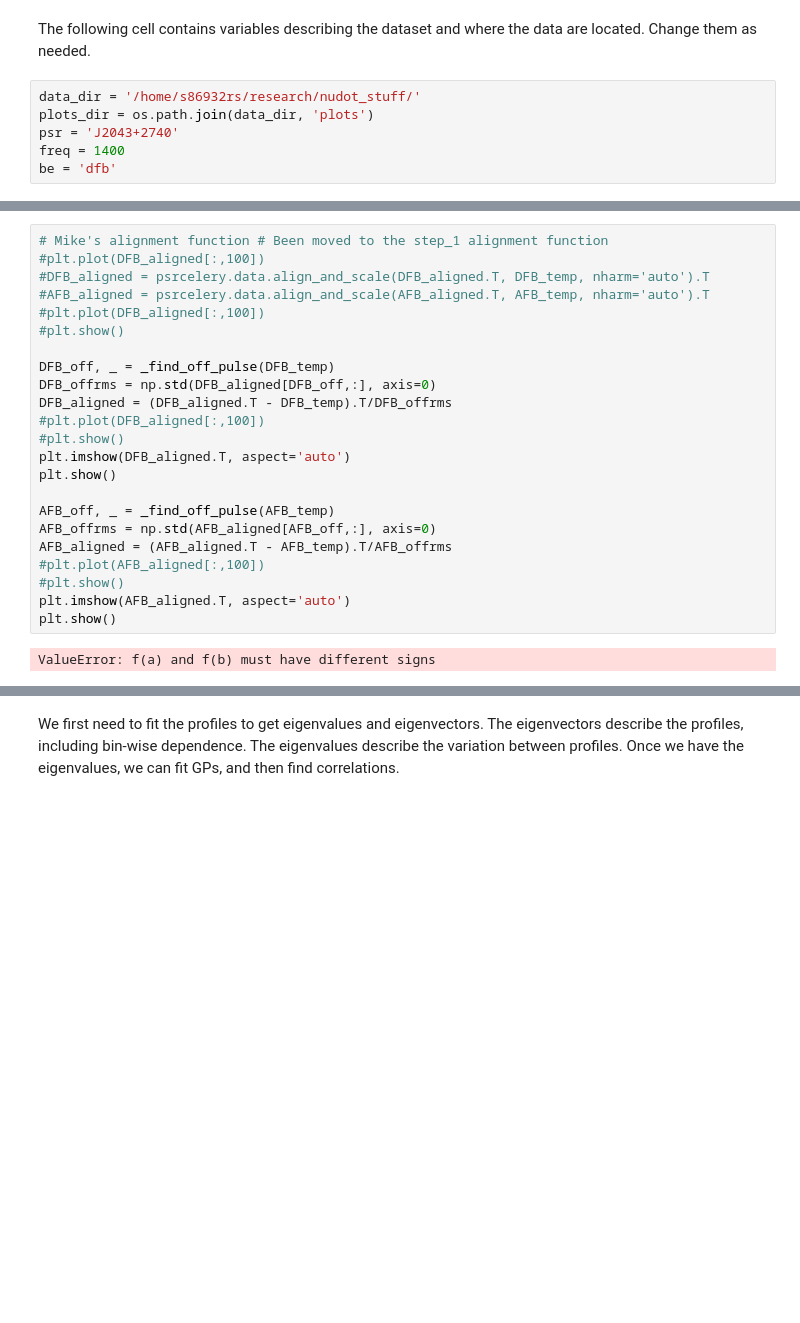
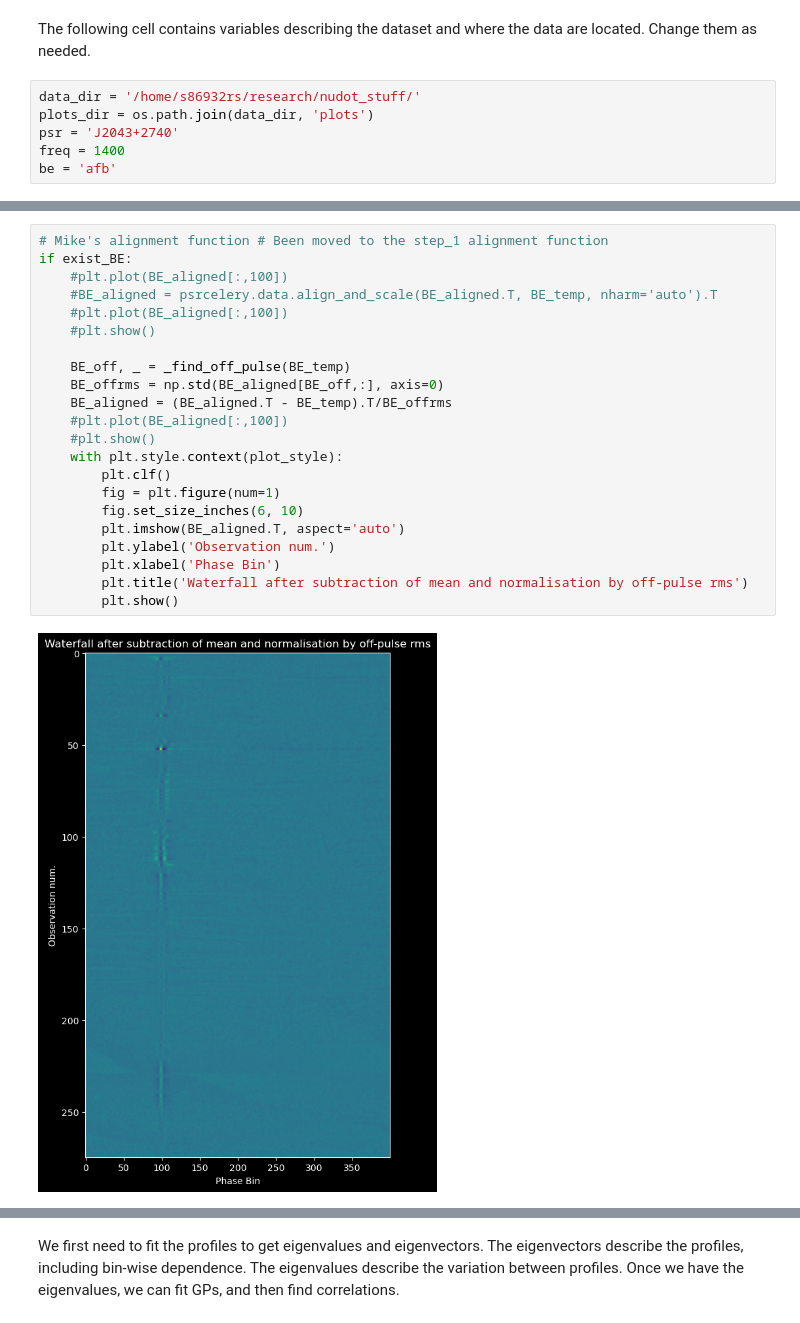
Before and after one commit to respiewak/psr_prof_pca, a Jupyter notebook: step_2_profile_pca.ipynb, the cells around one changed output, grey strips where cells are left out. Cells and saved outputs as stored; diff of their text form; blank space fills up the shorter version.

Commit message:
Changing the step_2 notebook to be backend-agnostic, and fixed a bug with setting the interpulse limits and plotting with an IP

```diff
--- a/step_2_profile_pca.ipynb
+++ b/step_2_profile_pca.ipynb
@@ -56,7 +56,7 @@ data_dir = '/home/s86932rs/research/nudot_stuff/'
 plots_dir = os.path.join(data_dir, 'plots')
 psr = 'J2043+2740'
 freq = 1400
-be = 'dfb'
+be = 'afb'
 # %%
 be = be.lower()
 BE = be.upper()
@@ -154,27 +112,26 @@ if exist_DFB and np.any(sorted(DFB_mjds_new) != DFB_mjds_new):
 # %%
 # Mike's alignment function # Been moved to the step_1 alignment function
-#plt.plot(DFB_aligned[:,100])
-#DFB_aligned = psrcelery.data.align_and_scale(DFB_aligned.T, DFB_temp, nharm='auto').T
-#AFB_aligned = psrcelery.data.align_and_scale(AFB_aligned.T, AFB_temp, nharm='auto').T
-#plt.plot(DFB_aligned[:,100])
-#plt.show()
+if exist_BE:
+    #plt.plot(BE_aligned[:,100])
+    #BE_aligned = psrcelery.data.align_and_scale(BE_aligned.T, BE_temp, nharm='auto').T
+    #plt.plot(BE_aligned[:,100])
+    #plt.show()
 
-DFB_off, _ = _find_off_pulse(DFB_temp)
-DFB_offrms = np.std(DFB_aligned[DFB_off,:], axis=0)
-DFB_aligned = (DFB_aligned.T - DFB_temp).T/DFB_offrms
-#plt.plot(DFB_aligned[:,100])
-#plt.show()
-plt.imshow(DFB_aligned.T, aspect='auto')
-plt.show()
-
-AFB_off, _ = _find_off_pulse(AFB_temp)
-AFB_offrms = np.std(AFB_aligned[AFB_off,:], axis=0)
-AFB_aligned = (AFB_aligned.T - AFB_temp).T/AFB_offrms
-#plt.plot(AFB_aligned[:,100])
-#plt.show()
-plt.imshow(AFB_aligned.T, aspect='auto')
-plt.show()
+    BE_off, _ = _find_off_pulse(BE_temp)
+    BE_offrms = np.std(BE_aligned[BE_off,:], axis=0)
+    BE_aligned = (BE_aligned.T - BE_temp).T/BE_offrms
+    #plt.plot(BE_aligned[:,100])
+    #plt.show()
+    with plt.style.context(plot_style):
+        plt.clf()
+        fig = plt.figure(num=1)
+        fig.set_size_inches(6, 10)
+        plt.imshow(BE_aligned.T, aspect='auto')
+        plt.ylabel('Observation num.')
+        plt.xlabel('Phase Bin')
+        plt.title('Waterfall after subtraction of mean and normalisation by off-pulse rms')
+        plt.show()
 # %% [output]
-ValueError: f(a) and f(b) must have different signs
+[figure, added]
 # %%
 # Try to set the phase cuts automatically
```
Also changed, not shown: parts of 29 cells of this notebook, 3 other files.
